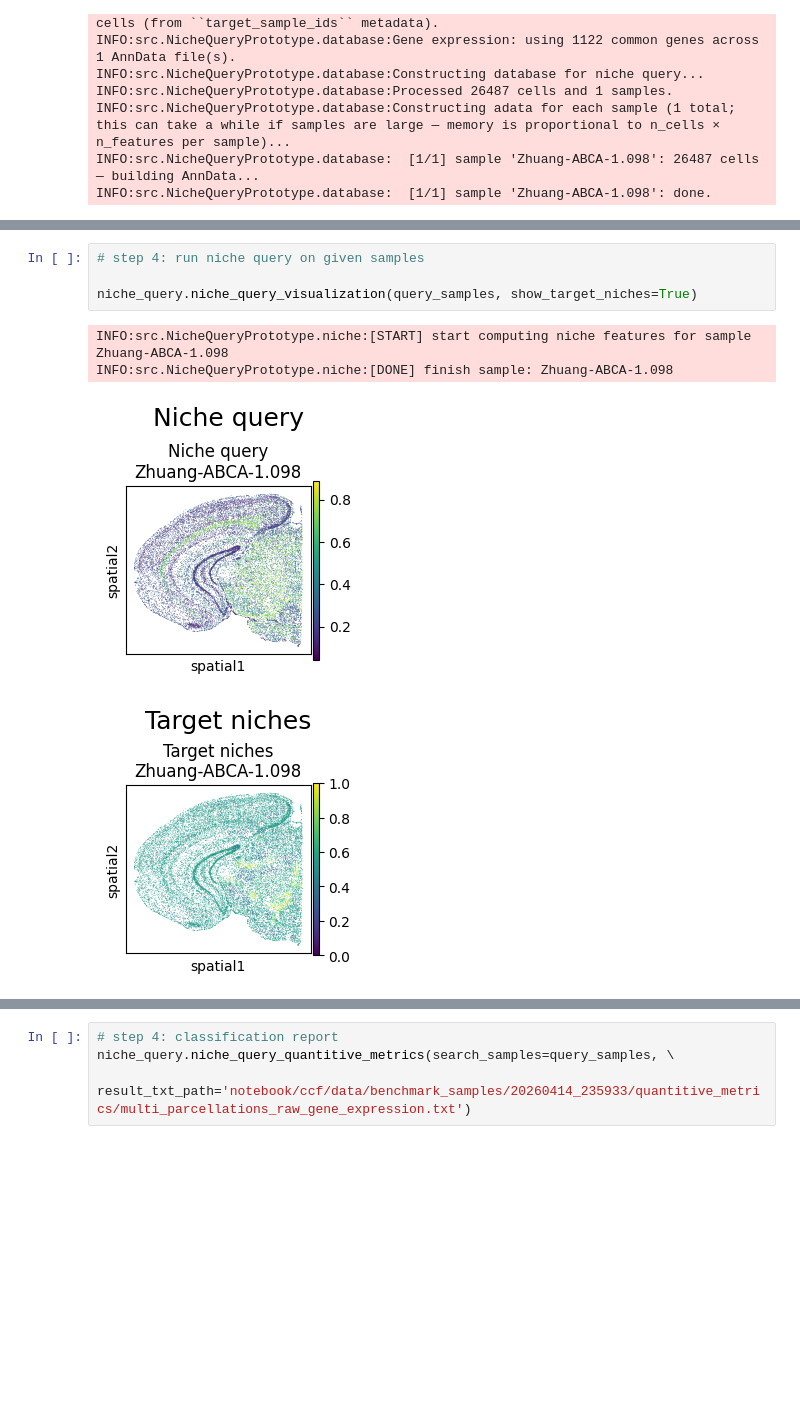
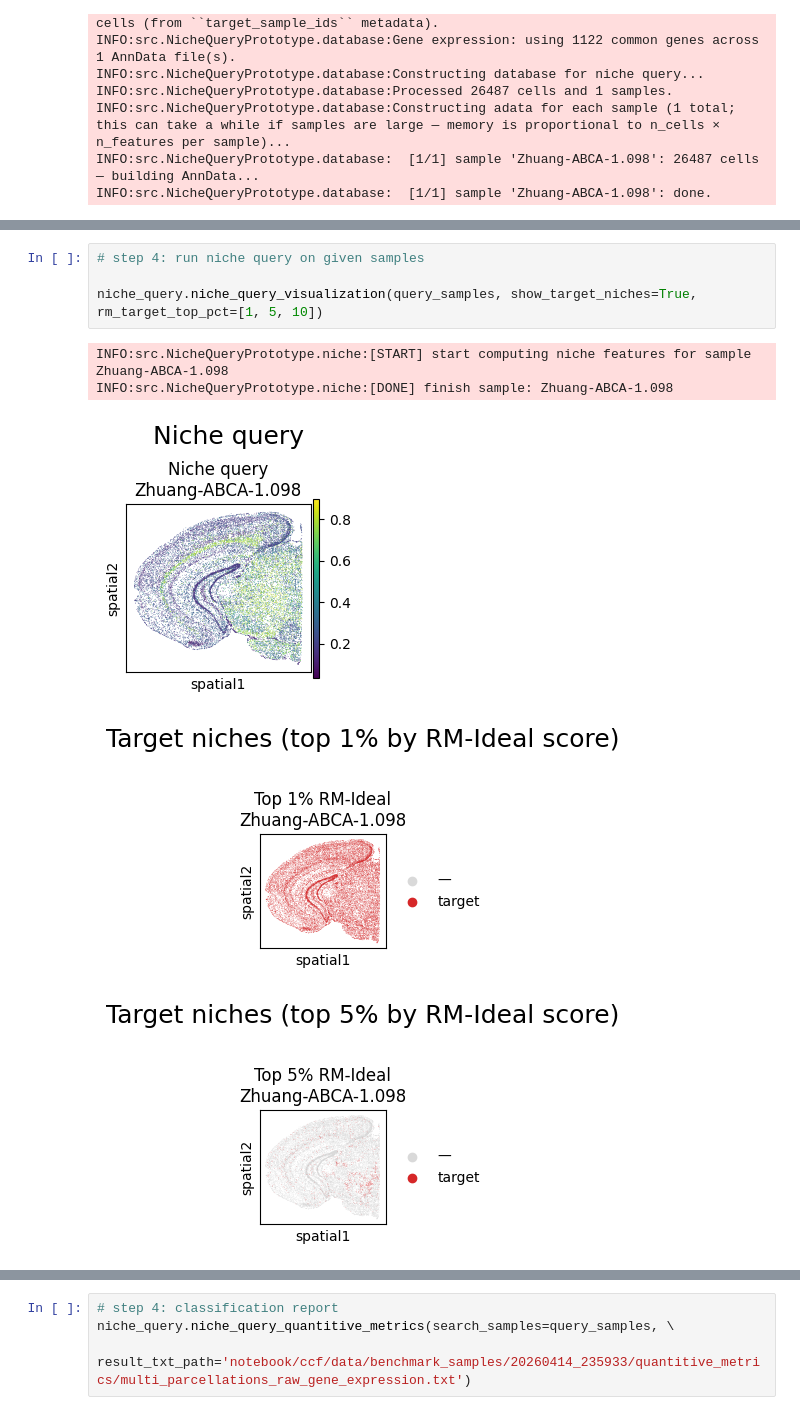
Before and after one commit to lichyyyyyy/NicheQueryBenchmark, a Jupyter notebook: niche_query_multi.ipynb, the cells around one changed output, grey strips where cells are left out. Cells and saved outputs as stored; diff of their text form; blank space fills up the shorter version.

```diff
--- a/niche_query_multi.ipynb
+++ b/niche_query_multi.ipynb
@@ -346,9 +505,10 @@ INFO:src.NicheQueryPrototype.niche:[DONE] RM-Ideal scoring finished: 1 sample(s)
 # %%
 # step 4: run niche query on given samples
 
-niche_query.niche_query_visualization(query_samples, show_target_niches=True)
+niche_query.niche_query_visualization(query_samples, show_target_niches=True, rm_target_top_pct=[1, 5, 10])
 # %% [output]
 INFO:src.NicheQueryPrototype.niche:[START] start computing niche features for sample Zhuang-ABCA-1.098
 INFO:src.NicheQueryPrototype.niche:[DONE] finish sample: Zhuang-ABCA-1.098
 [figure]
-[figure, old version]
+[figure, new version]
+[figure, added]
```
Also changed, not shown: parts of 5 cells of this notebook, 2 other files.
